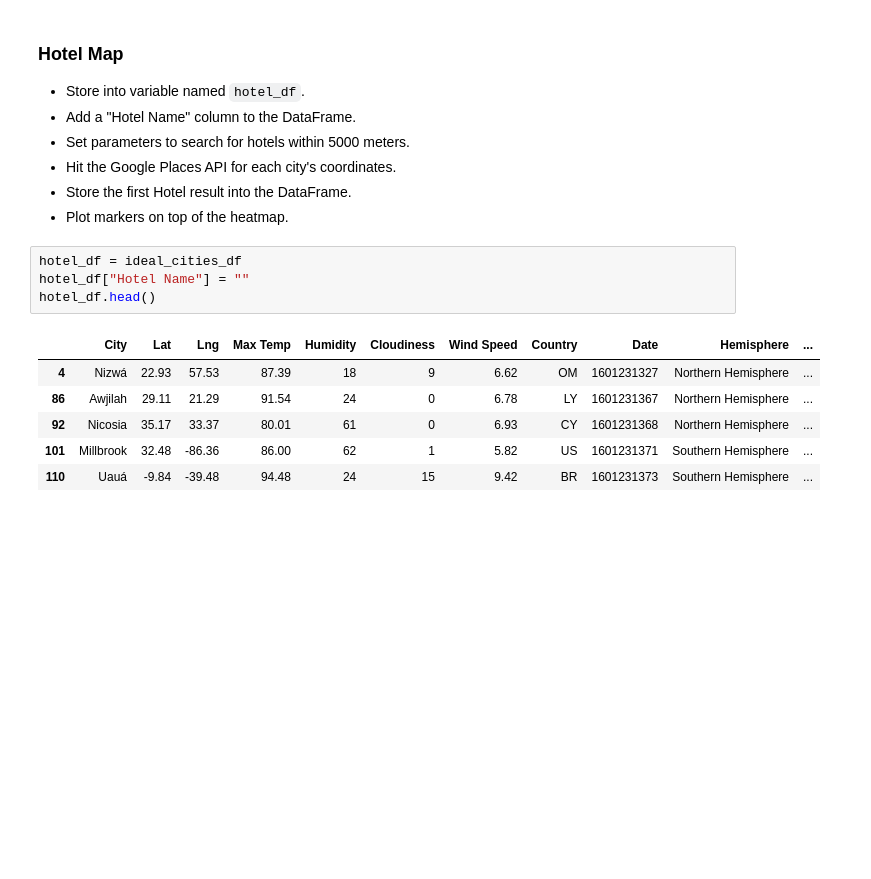
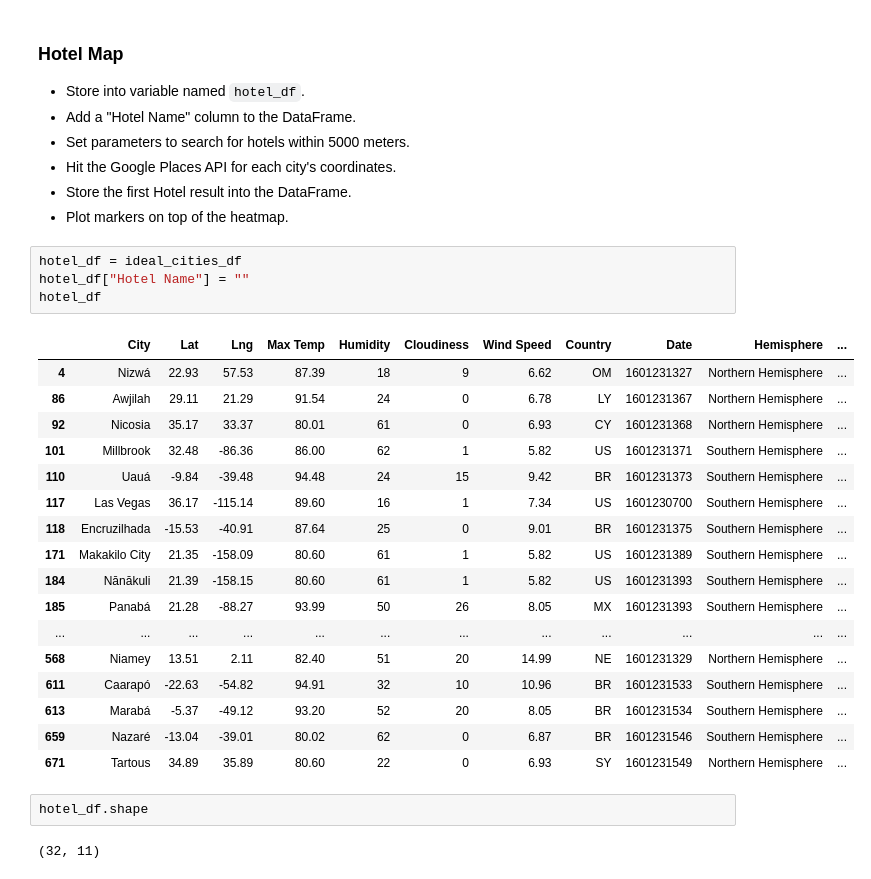
Before and after one commit to jbski/python-api-challenge, a Jupyter notebook: VacationPy/VacationPy.ipynb, the cells around one changed output. Saved outputs shown, nothing was run; the diff lists cells and outputs as text; blank space fills up the shorter version.

```diff
--- a/VacationPy/VacationPy.ipynb
+++ b/VacationPy/VacationPy.ipynb
@@ -89,11 +89,26 @@ ideal_cities_df.head()
 # %%
 hotel_df = ideal_cities_df
 hotel_df["Hotel Name"] = ""
-hotel_df.head()
+hotel_df
 # %% [output]
 |  | City | Lat | Lng | Max Temp | Humidity | Cloudiness | Wind Speed | Country | Date | Hemisphere | ... |
 | 4 | Nizwá | 22.93 | 57.53 | 87.39 | 18 | 9 | 6.62 | OM | 1601231327 | Northern Hemisphere | ... |
 | 86 | Awjilah | 29.11 | 21.29 | 91.54 | 24 | 0 | 6.78 | LY | 1601231367 | Northern Hemisphere | ... |
 | 92 | Nicosia | 35.17 | 33.37 | 80.01 | 61 | 0 | 6.93 | CY | 1601231368 | Northern Hemisphere | ... |
 | 101 | Millbrook | 32.48 | -86.36 | 86.00 | 62 | 1 | 5.82 | US | 1601231371 | Southern Hemisphere | ... |
 | 110 | Uauá | -9.84 | -39.48 | 94.48 | 24 | 15 | 9.42 | BR | 1601231373 | Southern Hemisphere | ... |
+| 117 | Las Vegas | 36.17 | -115.14 | 89.60 | 16 | 1 | 7.34 | US | 1601230700 | Southern Hemisphere | ... |
+| 118 | Encruzilhada | -15.53 | -40.91 | 87.64 | 25 | 0 | 9.01 | BR | 1601231375 | Southern Hemisphere | ... |
+| 171 | Makakilo City | 21.35 | -158.09 | 80.60 | 61 | 1 | 5.82 | US | 1601231389 | Southern Hemisphere | ... |
+| 184 | Nānākuli | 21.39 | -158.15 | 80.60 | 61 | 1 | 5.82 | US | 1601231393 | Southern Hemisphere | ... |
+| 185 | Panabá | 21.28 | -88.27 | 93.99 | 50 | 26 | 8.05 | MX | 1601231393 | Southern Hemisphere | ... |
+| ... | ... | ... | ... | ... | ... | ... | ... | ... | ... | ... | ... |
+| 568 | Niamey | 13.51 | 2.11 | 82.40 | 51 | 20 | 14.99 | NE | 1601231329 | Northern Hemisphere | ... |
+| 611 | Caarapó | -22.63 | -54.82 | 94.91 | 32 | 10 | 10.96 | BR | 1601231533 | Southern Hemisphere | ... |
+| 613 | Marabá | -5.37 | -49.12 | 93.20 | 52 | 20 | 8.05 | BR | 1601231534 | Southern Hemisphere | ... |
+| 659 | Nazaré | -13.04 | -39.01 | 80.02 | 62 | 0 | 6.87 | BR | 1601231546 | Southern Hemisphere | ... |
+| 671 | Tartous | 34.89 | 35.89 | 80.60 | 22 | 0 | 6.93 | SY | 1601231549 | Northern Hemisphere | ... |
+# %%
+hotel_df.shape
+# %% [output]
+(32, 11)
```
Also changed, not shown: parts of 4 cells of this notebook.
